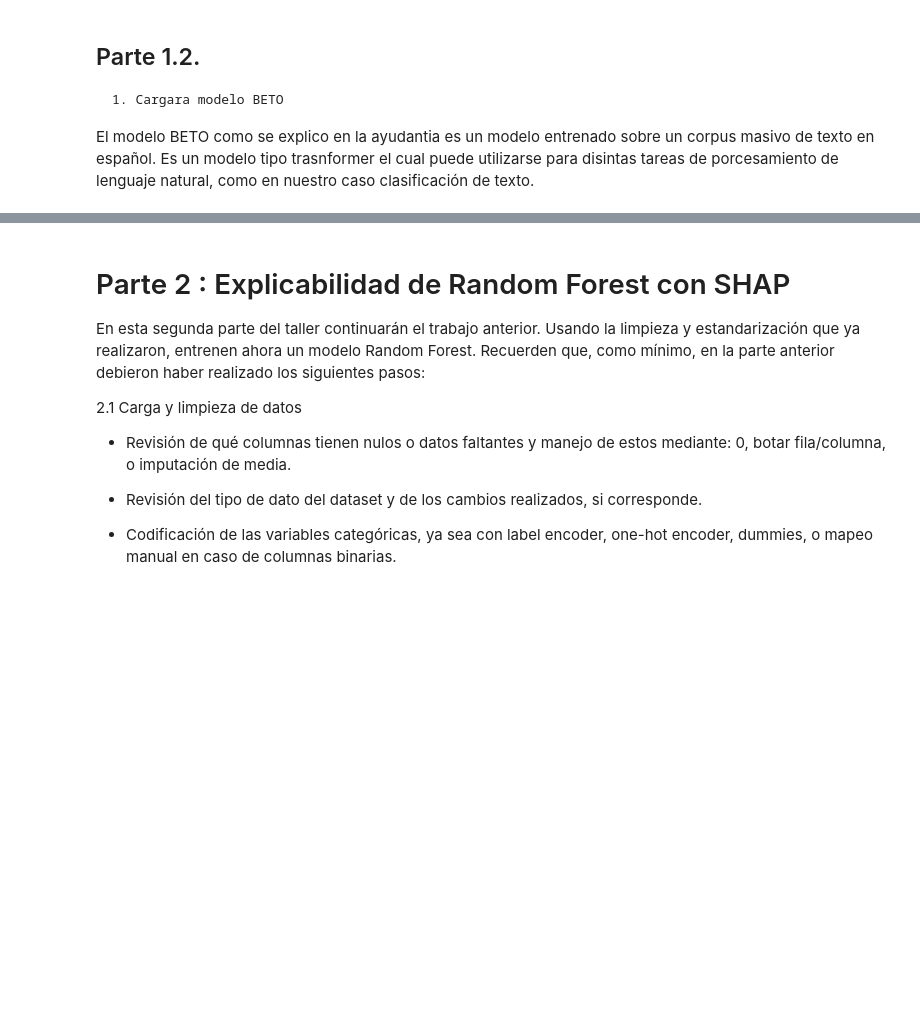
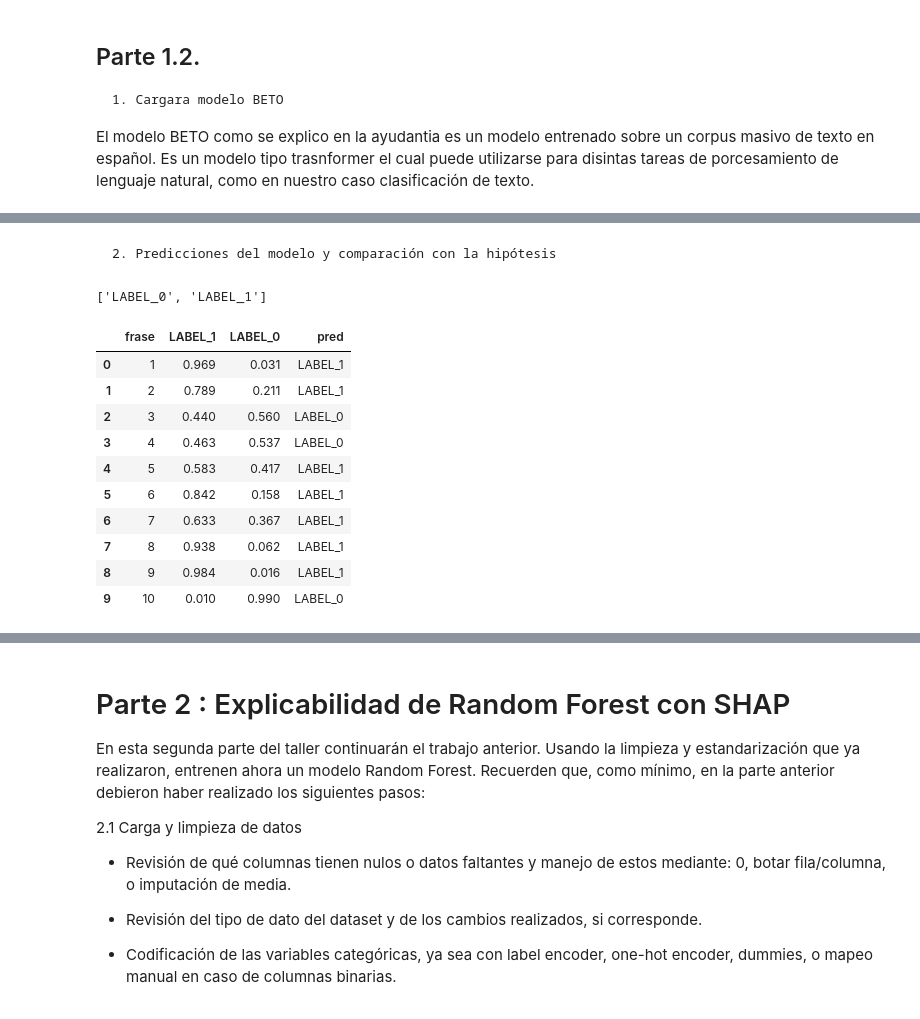
Before and after one commit to nacho200515/Taller_1_etica_para_ciencia_de_datos, a Jupyter notebook: Taller3/Taller_sumativo_3.ipynb, the cells around one changed output, grey strips where cells are left out. Cells and saved outputs as stored; diff of their text form; code cells hidden in the pictures; blank space fills up the shorter version.

Commit message:
Avance parte 1 - Revisar

```diff
--- a/Taller3/Taller_sumativo_3.ipynb
+++ b/Taller3/Taller_sumativo_3.ipynb
@@ -155,0 +158,47 @@ modelo_beto = pipeline(
+# %% [markdown]
+    2. Predicciones del modelo y comparación con la hipótesis
+# %%
+import pandas as pd
+
+frases = [
+    "Los resultados confirman que tiene cáncer de mama. Entiendo que esta noticia puede ser difícil, por eso quiero explicarle con calma qué significa y cuáles son los siguientes pasos.",
+    "La biopsia mostró células cancerosas en el tejido mamario. Necesitamos revisar el tipo de tumor y determinar qué tratamiento podría ser el más adecuado para usted.",
+    "El diagnóstico corresponde a un carcinoma mamario invasivo con características histopatológicas que requieren una evaluación adicional para establecer el estado de la enfermedad.",
+    "Su tumor presenta receptores hormonales positivos y debemos evaluar si la hormonoterapia podría ser una alternativa dentro de su tratamiento.",
+    "Los resultados muestran una neoplasia maligna con un perfil inmunohistoquímico específico. Debemos correlacionar estos hallazgos con los estudios de imagen para definir la conducta terapéutica.",
+    "Ya le expliqué los resultados de la biopsia. Debería entender lo que significa y no es necesario que volvamos a revisar la misma información.",
+    "Los resultados muestran una alteración que debemos estudiar con más detalle. Le explicaré qué significa y qué exámenes necesitamos realizar a continuación.",
+    "Su diagnóstico es complicado y hay muchas cosas que debe saber, pero ahora no tenemos tiempo para explicarle todo.",
+    "Debe seguir las indicaciones del tratamiento y asistir a sus controles. Si tiene dudas sobre los medicamentos o presenta molestias, puede consultarnos.",
+    "El resultado no es bueno. Tiene que aceptar la situación y esperar a ver qué pasa, porque no hay mucho más que podamos hacer por ahora.",
+]
+
+# Etiquetas que usa el modelo (ordenadas por índice)
+id2label = modelo_beto.model.config.id2label
+class_names = [id2label[i] for i in sorted(id2label)]
+print(class_names)
+# %% [output]
+['LABEL_0', 'LABEL_1']
+# %%
+filas = []
+for i, f in enumerate(frases, 1):
+    salida = modelo_beto(f, truncation=True)[0]   # lista de {label, score}
+    fila = {"frase": i}
+    fila.update({d["label"]: round(d["score"], 3) for d in salida})
+    fila["pred"] = max(salida, key=lambda d: d["score"])["label"]
+    filas.append(fila)
+
+df_pred = pd.DataFrame(filas)
+df_pred
+# %% [output]
+|  | frase | LABEL_1 | LABEL_0 | pred |
+| 0 | 1 | 0.969 | 0.031 | LABEL_1 |
+| 1 | 2 | 0.789 | 0.211 | LABEL_1 |
+| 2 | 3 | 0.440 | 0.560 | LABEL_0 |
+| 3 | 4 | 0.463 | 0.537 | LABEL_0 |
+| 4 | 5 | 0.583 | 0.417 | LABEL_1 |
+| 5 | 6 | 0.842 | 0.158 | LABEL_1 |
+| 6 | 7 | 0.633 | 0.367 | LABEL_1 |
+| 7 | 8 | 0.938 | 0.062 | LABEL_1 |
+| 8 | 9 | 0.984 | 0.016 | LABEL_1 |
+| 9 | 10 | 0.010 | 0.990 | LABEL_0 |
```
Also changed, not shown: parts of 9 cells of this notebook.
